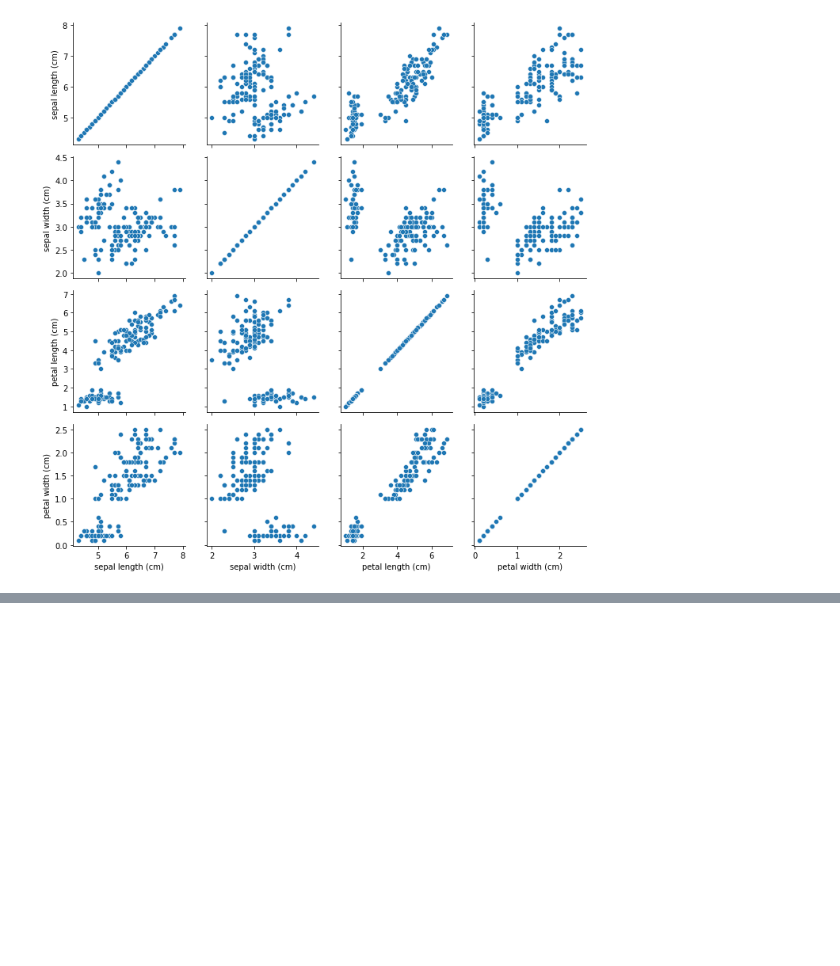
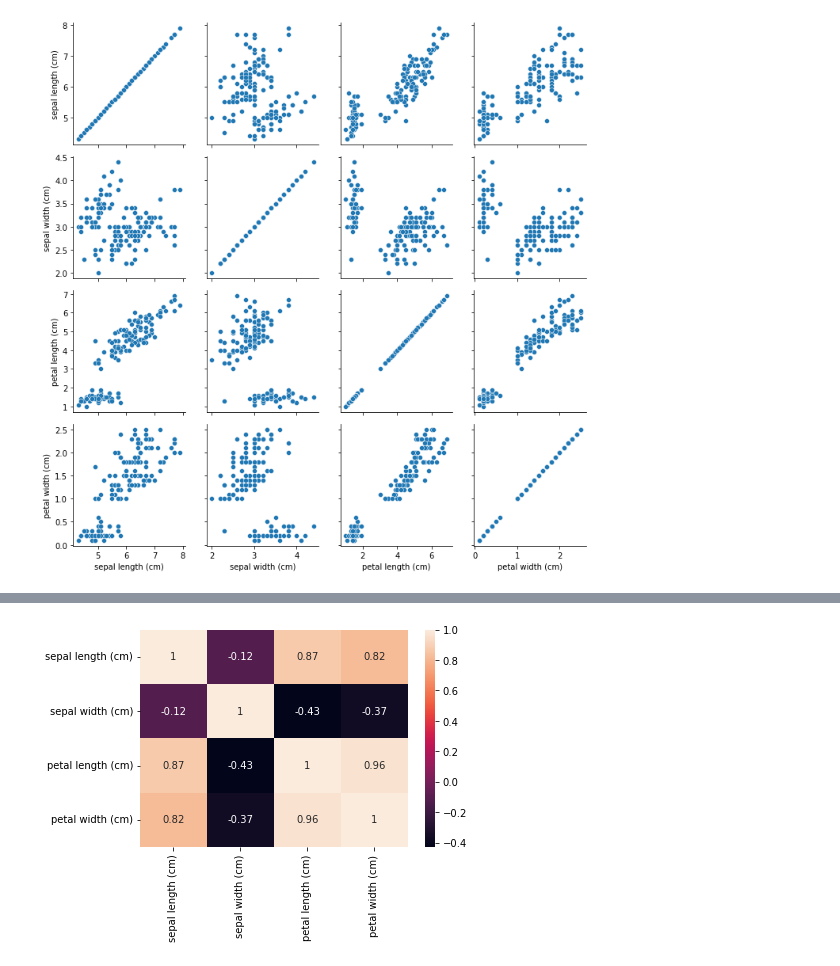
Before and after one commit to pavloski/BigData, a Jupyter notebook: CourseDocs/ChallengeQuiz5_ALVAREZ.ipynb, the cells around one changed output, grey strips where cells are left out. Saved outputs shown, nothing was run; the diff lists cells and outputs as text; code cells hidden in the pictures; blank space fills up the shorter version.

```diff
--- a/CourseDocs/ChallengeQuiz5_ALVAREZ.ipynb
+++ b/CourseDocs/ChallengeQuiz5_ALVAREZ.ipynb
@@ -156,0 +190,5 @@ ax.savefig('iris_pairplot.png')
+# %%
+# calculate the correlation matrix
+corrMatrix = iris_df.corr()
+
+print(corrMatrix)
@@ -156,0 +207,5 @@ ax.savefig('iris_pairplot.png')
+# %%
+sns.heatmap(corrMatrix, annot=True)
+plt.show()
+# %% [output]
+[figure, added]
```
Also changed, not shown: parts of 18 cells of this notebook.
